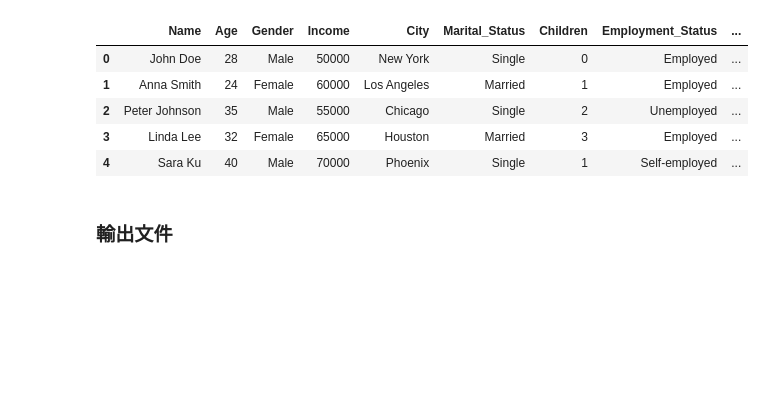
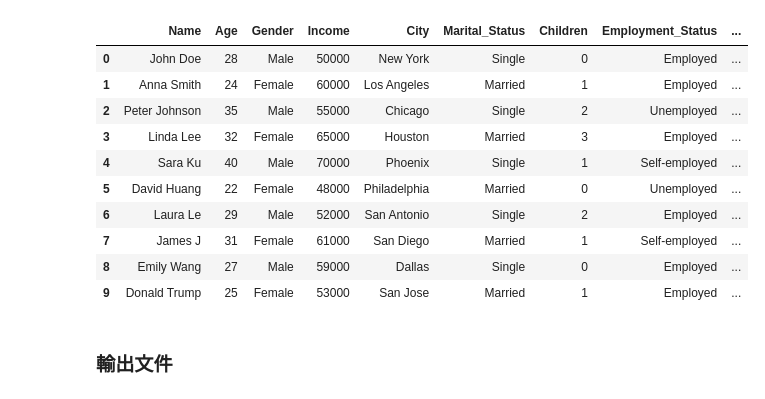
Before and after one commit to Brritany/ml-from-zero2master, a Jupyter notebook: jupyter notebook/pandas_cookbook.ipynb, the cells around one changed output. Drawn from its saved outputs; the diff is of its cells as text; code cells hidden in the pictures; blank space fills up the shorter version.

```diff
--- a/jupyter notebook/pandas_cookbook.ipynb
+++ b/jupyter notebook/pandas_cookbook.ipynb
@@ -3,27 +3,32 @@ import pandas as pd
 # %%
 data = {
     'Name': ['John Doe', 'Anna Smith', 'Peter Johnson', 'Linda Lee', 'Sara Ku', 'David Huang', 'Laura Le', 'James J', 'Emily Wang', 'Donald Trump'],
     'Age': [28, 24, 35, 32, 40, 22, 29, 31, 27, 25],
     'Gender': ['Male', 'Female', 'Male', 'Female', 'Male', 'Female', 'Male', 'Female', 'Male', 'Female'],
     'Income': [50000, 60000, 55000, 65000, 70000, 48000, 52000, 61000, 59000, 53000],
     'City': ['New York', 'Los Angeles', 'Chicago', 'Houston', 'Phoenix', 'Philadelphia', 'San Antonio', 'San Diego', 'Dallas', 'San Jose'],
     'Marital_Status': ['Single', 'Married', 'Single', 'Married', 'Single', 'Married', 'Single', 'Married', 'Single', 'Married'],
     'Children': [0, 1, 2, 3, 1, 0, 2, 1, 0, 1],
     'Employment_Status': ['Employed', 'Employed', 'Unemployed', 'Employed', 'Self-employed', 'Unemployed', 'Employed', 'Self-employed', 'Employed', 'Employed'],
     'Education_Level': ['Bachelor', 'Master', 'PhD', 'Bachelor', 'Master', 'PhD', 'Bachelor', 'Master', 'PhD', 'Bachelor'],
     'Years_of_Experience': [5, 3, 10, 8, 12, 2, 6, 9, 4, 3]
 }
 
 df = pd.DataFrame(data)
 
-df.head()
+df.head(10)
 # %% [output]
 |  | Name | Age | Gender | Income | City | Marital_Status | Children | Employment_Status | ... |
 | 0 | John Doe | 28 | Male | 50000 | New York | Single | 0 | Employed | ... |
 | 1 | Anna Smith | 24 | Female | 60000 | Los Angeles | Married | 1 | Employed | ... |
 | 2 | Peter Johnson | 35 | Male | 55000 | Chicago | Single | 2 | Unemployed | ... |
 | 3 | Linda Lee | 32 | Female | 65000 | Houston | Married | 3 | Employed | ... |
 | 4 | Sara Ku | 40 | Male | 70000 | Phoenix | Single | 1 | Self-employed | ... |
+| 5 | David Huang | 22 | Female | 48000 | Philadelphia | Married | 0 | Unemployed | ... |
+| 6 | Laura Le | 29 | Male | 52000 | San Antonio | Single | 2 | Employed | ... |
+| 7 | James J | 31 | Female | 61000 | San Diego | Married | 1 | Self-employed | ... |
+| 8 | Emily Wang | 27 | Male | 59000 | Dallas | Single | 0 | Employed | ... |
+| 9 | Donald Trump | 25 | Female | 53000 | San Jose | Married | 1 | Employed | ... |
 # %% [markdown]
 ### 輸出文件
 # %%
```
Also changed, not shown: parts of 3 cells of this notebook, 1 other file.
